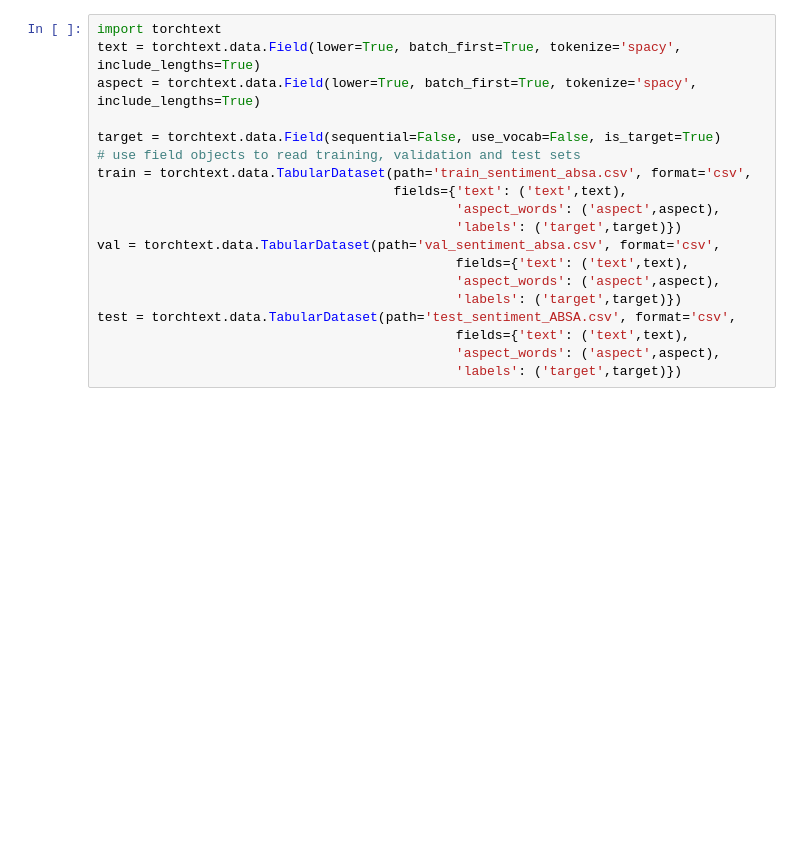
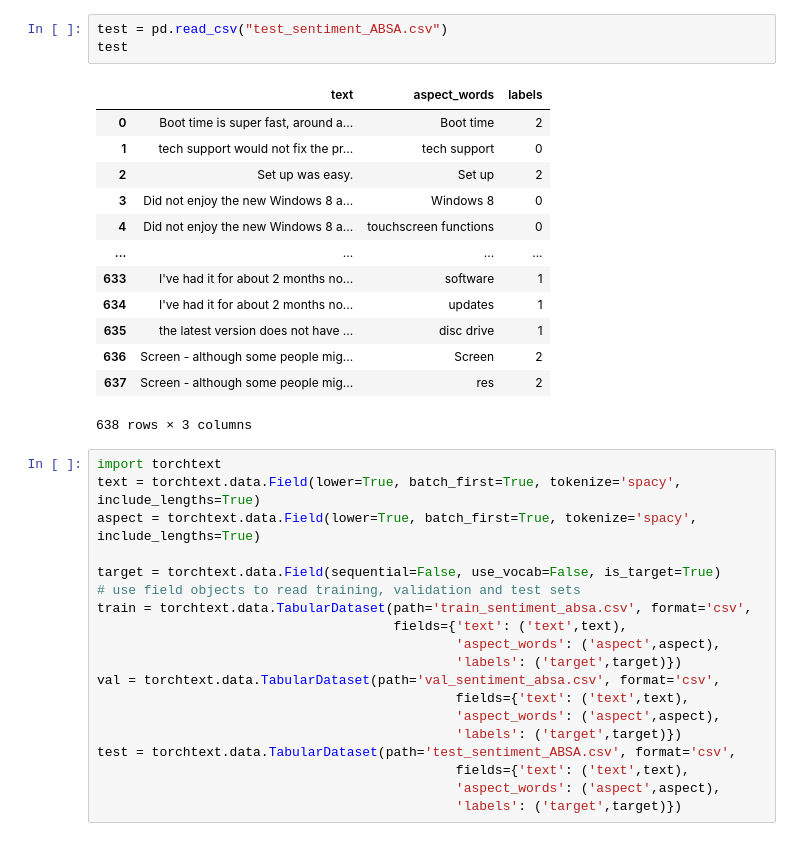
Before and after one commit to VenkteshV/Interactive_attention_networks, a Jupyter notebook: A4_IAN_no_attention_laptops.ipynb, the cells around one changed output. Drawn from its saved outputs; the diff is of its cells as text; blank space fills up the shorter version.

```diff
--- a/A4_IAN_no_attention_laptops.ipynb
+++ b/A4_IAN_no_attention_laptops.ipynb
@@ -37,3 +72,20 @@ Requirement already satisfied: typing-extensions in /usr/local/lib/python3.7/dis
+# %%
+test = pd.read_csv("test_sentiment_ABSA.csv")
+test
+# %% [output]
+|  | text | aspect_words | labels |
+| 0 | Boot time is super fast, around a... | Boot time | 2 |
+| 1 | tech support would not fix the pr... | tech support | 0 |
+| 2 | Set up was easy. | Set up | 2 |
+| 3 | Did not enjoy the new Windows 8 a... | Windows 8 | 0 |
+| 4 | Did not enjoy the new Windows 8 a... | touchscreen functions | 0 |
+| ... | ... | ... | ... |
+| 633 | I've had it for about 2 months no... | software | 1 |
+| 634 | I've had it for about 2 months no... | updates | 1 |
+| 635 | the latest version does not have ... | disc drive | 1 |
+| 636 | Screen - although some people mig... | Screen | 2 |
+| 637 | Screen - although some people mig... | res | 2 |
+638 rows × 3 columns
 # %%
 import torchtext
 text = torchtext.data.Field(lower=True, batch_first=True, tokenize='spacy', include_lengths=True)
```
Also changed, not shown: parts of 19 cells of this notebook, 16 other files.
